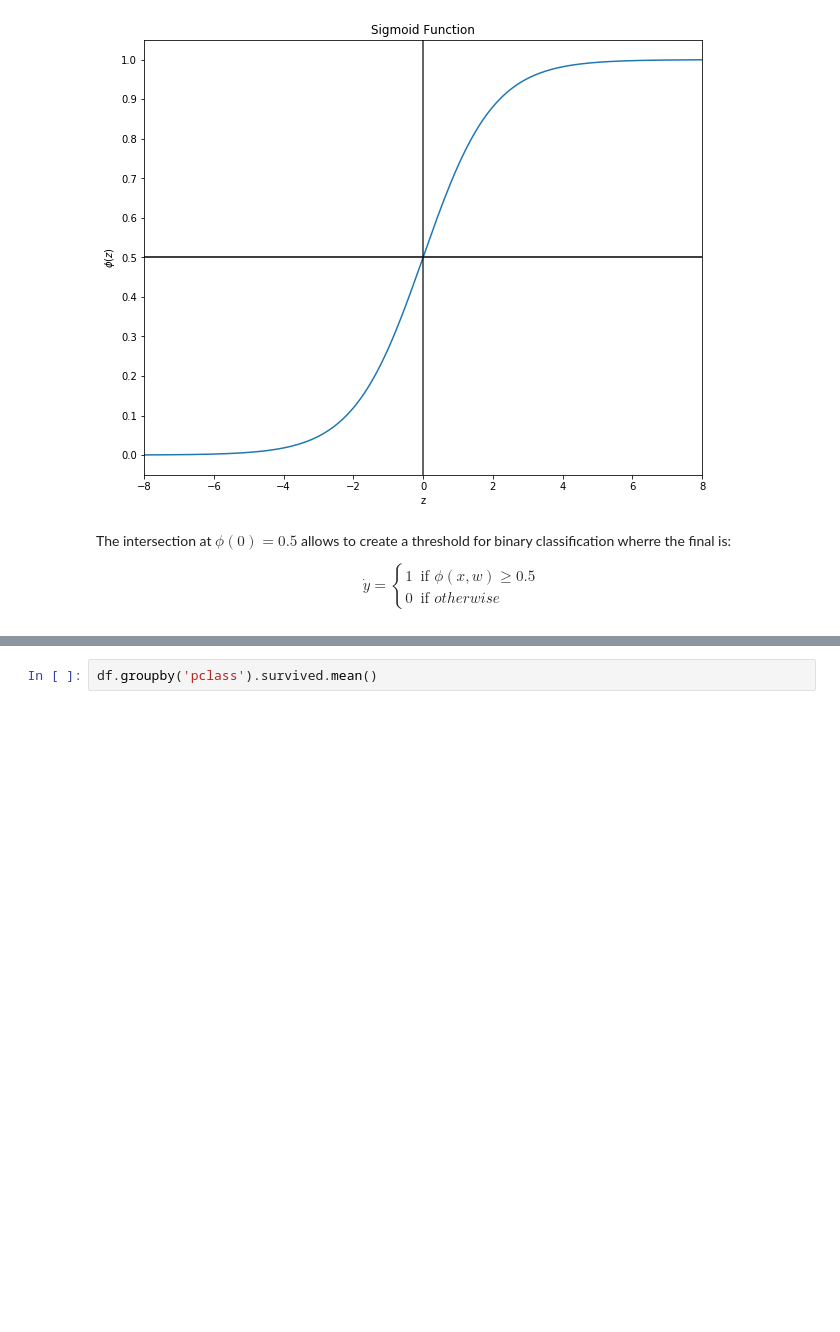
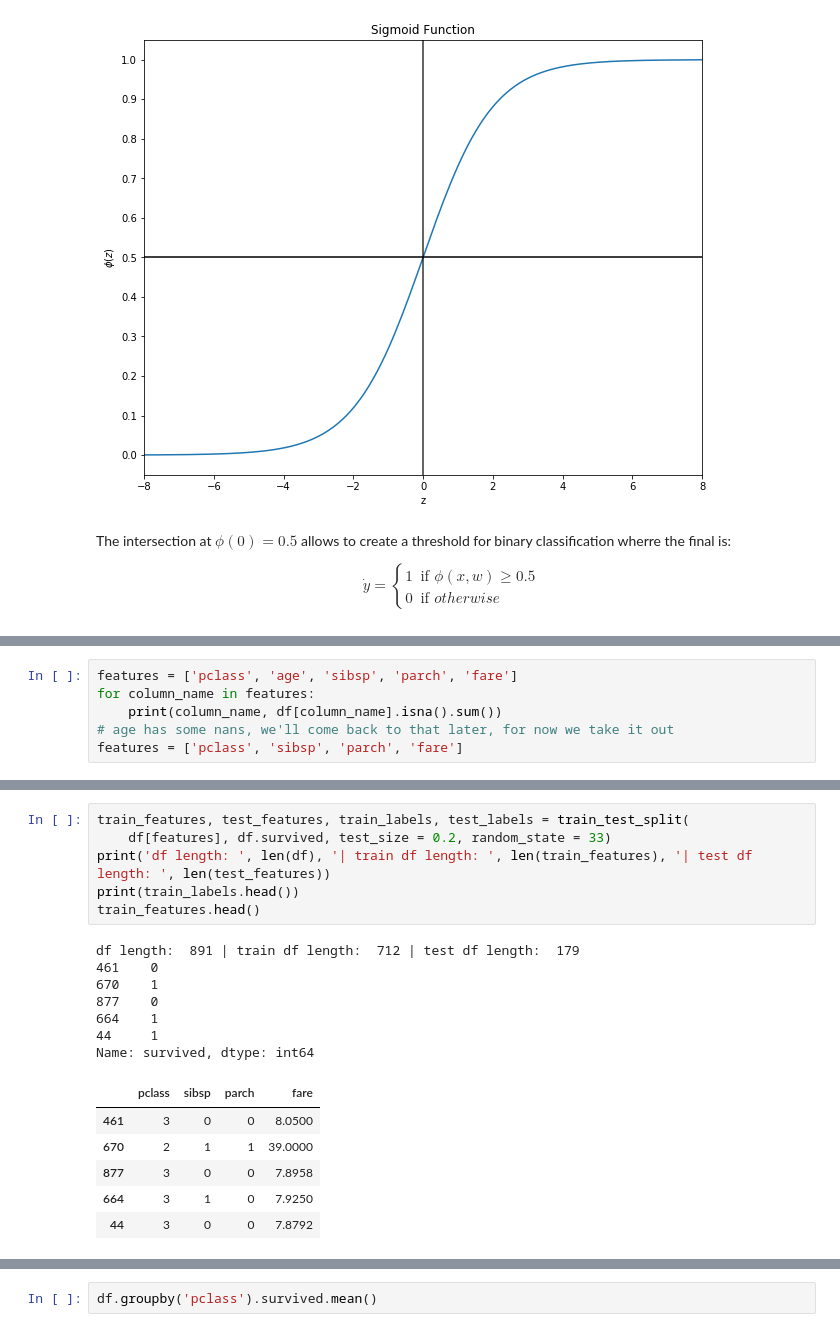
Before and after one commit to CUNYTechPrep/2020-spring-datascience, a Jupyter notebook: Week3_3.26/Machine_Learning_Introduction.ipynb, the cells around one changed output, grey strips where cells are left out. Drawn from its saved outputs; the diff is of its cells as text; blank space fills up the shorter version.

```diff
--- a/Week3_3.26/Machine_Learning_Introduction.ipynb
+++ b/Week3_3.26/Machine_Learning_Introduction.ipynb
@@ -171,0 +146,6 @@ Right now the variables that would work with our model are pclass, sex, age, sib
+# %%
+features = ['pclass', 'age', 'sibsp', 'parch', 'fare']
+for column_name in features:
+    print(column_name, df[column_name].isna().sum())
+# age has some nans, we'll come back to that later, for now we take it out
+features = ['pclass', 'sibsp', 'parch', 'fare']
@@ -171,0 +177,20 @@ Right now the variables that would work with our model are pclass, sex, age, sib
+# %%
+train_features, test_features, train_labels, test_labels = train_test_split(
+    df[features], df.survived, test_size = 0.2, random_state = 33)
+print('df length: ', len(df), '| train df length: ', len(train_features), '| test df length: ', len(test_features))
+print(train_labels.head())
+train_features.head()
+# %% [output]
+df length:  891 | train df length:  712 | test df length:  179
+461    0
+670    1
+877    0
+664    1
+44     1
+Name: survived, dtype: int64
+|  | pclass | sibsp | parch | fare |
+| 461 | 3 | 0 | 0 | 8.0500 |
+| 670 | 2 | 1 | 1 | 39.0000 |
+| 877 | 3 | 0 | 0 | 7.8958 |
+| 664 | 3 | 1 | 0 | 7.9250 |
+| 44 | 3 | 0 | 0 | 7.8792 |
```
Also changed, not shown: parts of 60 cells of this notebook, 2 other files.
